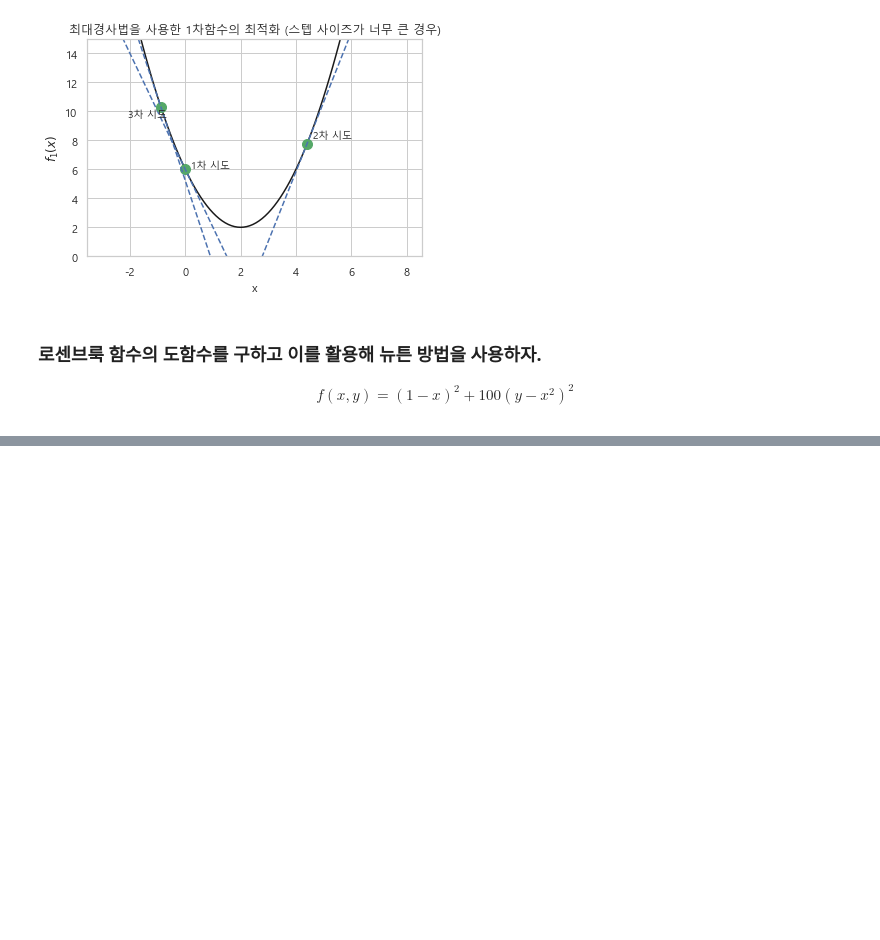
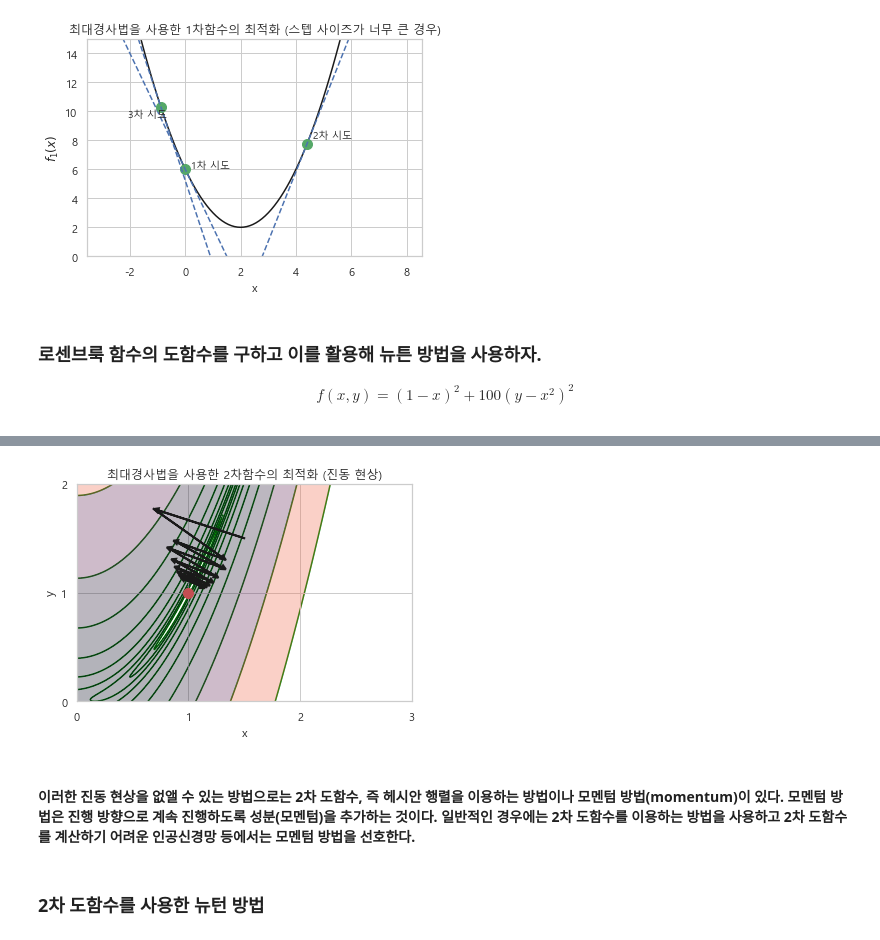
Before and after one commit to h33sun/TIL, a Jupyter notebook: math/20200201 최적화.ipynb, the cells around one changed output, grey strips where cells are left out. Cells and saved outputs as stored; diff of their text form; code cells hidden in the pictures; blank space fills up the shorter version.

```diff
--- a/math/20200201 최적화.ipynb
+++ b/math/20200201 최적화.ipynb
@@ -260,0 +274,46 @@ mu * g[0]
+# %%
+xx = np.linspace(-4, 4, 800)
+yy = np.linspace(-3, 3, 600)
+X, Y = np.meshgrid(xx, yy)
+Z = f2(X, Y)
+
+levels = np.logspace(-1, 3, 10)
+plt.contourf(X, Y, Z, alpha=0.3, levels=levels)
+plt.contour(X, Y, Z, colors="green", levels=levels, zorder=0)
+plt.plot(1, 1, 'ro', markersize=10)
+
+
+mu = 1.8e-3  # step size
+s = 0.95  # for arrowhead drawing
+
+x, y = 1.5, 1.5
+
+
+
+
+for i in range(15):
+    g = f2d(x,y)
+    plt.arrow(x,y, -s * mu * g[0], -s * mu * g[1],
+             head_width = 0.04, head_length = 0.04, fc = 'k', ec = 'k', lw = 2)
+    x,y = x - mu* g[0], y - mu * g[1]
+
+
+### 진동 부분 확대
+
+plt.xlim(0, 3)
+plt.ylim(0, 2)
+
+## 눈금 설정
+plt.xticks(np.linspace(0, 3, 4))
+plt.yticks(np.linspace(0, 2, 3))
+
+plt.xlabel("x")
+plt.ylabel("y")
+plt.title("최대경사법을 사용한 2차함수의 최적화 (진동 현상)")
+plt.show()
+# %% [output]
+[figure, added]
+# %% [markdown]
+#### 이러한 진동 현상을 없앨 수 있는 방법으로는 2차 도함수, 즉 헤시안 행렬을 이용하는 방법이나 모멘텀 방법(momentum)이 있다. 모멘텀 방법은 진행 방향으로 계속 진행하도록 성분(모멘텀)을 추가하는 것이다. 일반적인 경우에는 2차 도함수를 이용하는 방법을 사용하고 2차 도함수를 계산하기 어려운 인공신경망 등에서는 모멘텀 방법을 선호한다.
+# %% [markdown]
+### 2차 도함수를 사용한 뉴턴 방법
```
Also changed, not shown: parts of 26 cells of this notebook, 3 other files.
